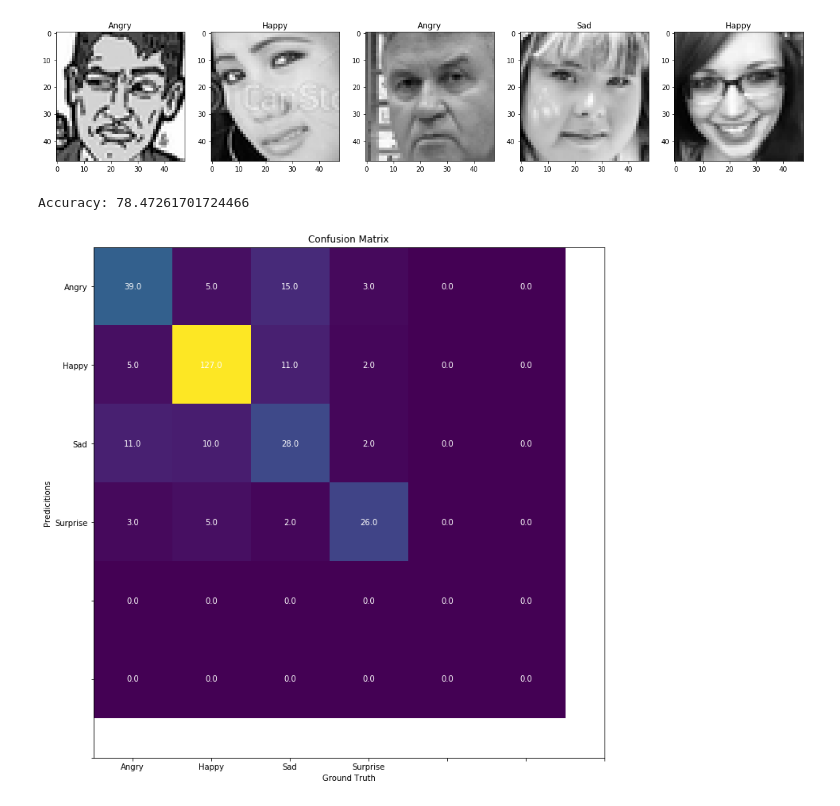
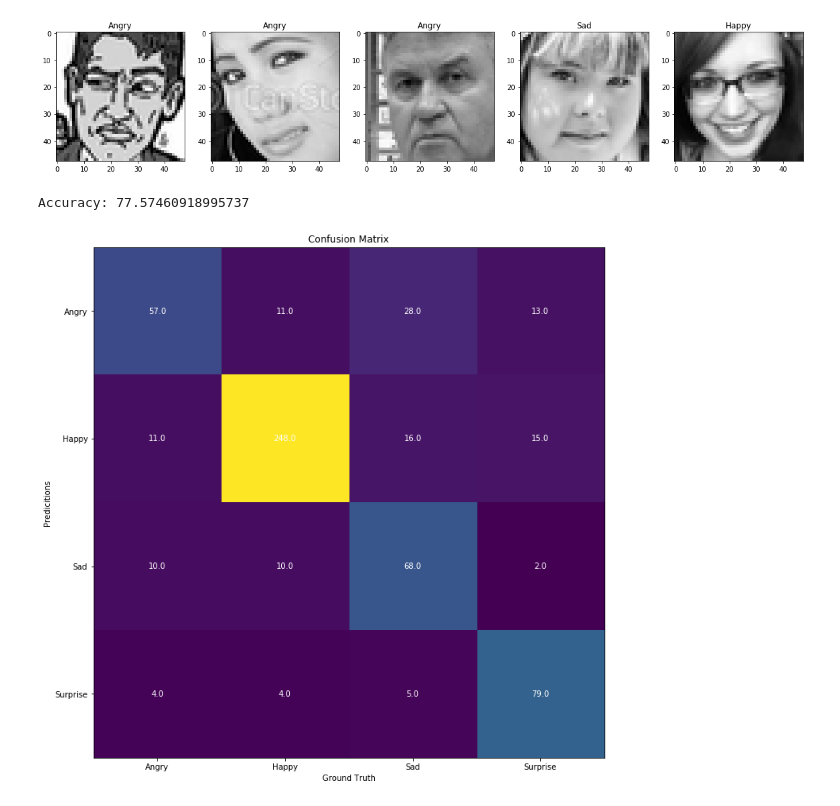
Before and after one commit to SirrahErydya/EmotionalRide, a Jupyter notebook: EmotionDetection/EmotionDetector.ipynb, the cells around one changed output. Cells and saved outputs as stored; diff of their text form; code cells hidden in the pictures.

```diff
--- a/EmotionDetection/EmotionDetector.ipynb
+++ b/EmotionDetection/EmotionDetector.ipynb
@@ -18,16 +18,16 @@ ck_root = 'ckplus_data'
 fe_root = 'facial_expressions'
 
 # Create and inspect data
-#labeled_dataset = CombiDataset(fer_root, ck_root, fe_root,
-   #transform=t.Compose(
-    #[t.ToPILImage(),
-     #t.RandomChoice([
-         #t.RandomAffine(degrees=(-30,30), translate=(0.2,0.2), scale=(0.8, 1.2), fillcolor=125),
-         #t.RandomCrop((48,48), pad_if_needed=True, padding=(4,4), padding_mode='symmetric')]),
-     #t.ToTensor()]),
-                               #reduce_emotions=True)
+labeled_dataset = CombiDataset(fer_root, ck_root, fe_root,
+   transform=t.Compose(
+        [t.ToPILImage(),
+         t.RandomChoice([
+             t.RandomAffine(degrees=(-30,30), translate=(0.2,0.2), scale=(0.8, 1.2), fillcolor=125),
+             t.RandomCrop((48,48), pad_if_needed=True, padding=(4,4), padding_mode='symmetric')]),
+         t.ToTensor()]),
+    reduce_emotions=True)
 
-labeled_dataset = CombiDataset(fer_root, ck_root, fe_root, reduce_emotions=True)
+#labeled_dataset = CombiDataset(fer_root, ck_root, fe_root, reduce_emotions=True)
 #labeled_dataset = FER2013(fer_root, reduce_emotions=True)
 num_test = int(len(labeled_dataset)*0.2)
 train_dataset, validation_dataset = random_split(labeled_dataset, [len(labeled_dataset)-num_test, num_test])
@@ -76,7 +78,7 @@ print("Use cuda:", use_cuda)
 kwargs = {'num_workers': 1, 'pin_memory': True} if use_cuda else {}
 device = torch.device("cuda" if use_cuda else "cpu")
 
-model = n.EmotionClassifier(out_layers=6).to(device)
+model = n.EmotionClassifier(out_layers=4).to(device)
 optimizer = torch.optim.Adam(model.parameters(), lr=0.0001, weight_decay=10e-6)
 loss_function = torch.nn.NLLLoss()
 loss_history = []
@@ -138,7 +142,7 @@ plt.show()
 [figure]
 # %%
 model.eval()
-confusion_matrix = np.zeros((6,6))
+confusion_matrix = np.zeros((4,4))
 corrects = 0
 for imgs, emos in tqdm(val_loader):
     data = imgs.to(device)
@@ -151,25 +155,25 @@ for imgs, emos in tqdm(val_loader):
 accuracy = corrects * (100/len(validation_dataset))
 print("Accuracy:", accuracy)
 # %% [output]
-Accuracy: 78.47261701724466
+Accuracy: 77.57460918995737
 # %%
 fig, ax = plt.subplots(figsize=(10,10))
 img = ax.imshow(confusion_matrix)
-for i in range(6):
-    for j in range(6):
+for i in range(4):
+    for j in range(4):
         text = ax.text(j, i, confusion_matrix[i, j],
                        ha="center", va="center", color="w")
 
-ax.set_xticks(np.arange(7))
-ax.set_yticks(np.arange(7))
+ax.set_xticks(np.arange(4))
+ax.set_yticks(np.arange(4))
 ax.set_xticklabels(LABELS)
 ax.set_yticklabels(LABELS)
 ax.set_xlabel("Ground Truth")
 ax.set_ylabel("Predicitions")
 ax.set_title("Confusion Matrix")
 fig.tight_layout()
 plt.show()
 # %% [output]
-[figure, old version]
+[figure, new version]
 # %%
 torch.save(model.state_dict(), 'models/model-light.pt')
```
Also changed, not shown: parts of 3 cells of this notebook, 2 other files.
